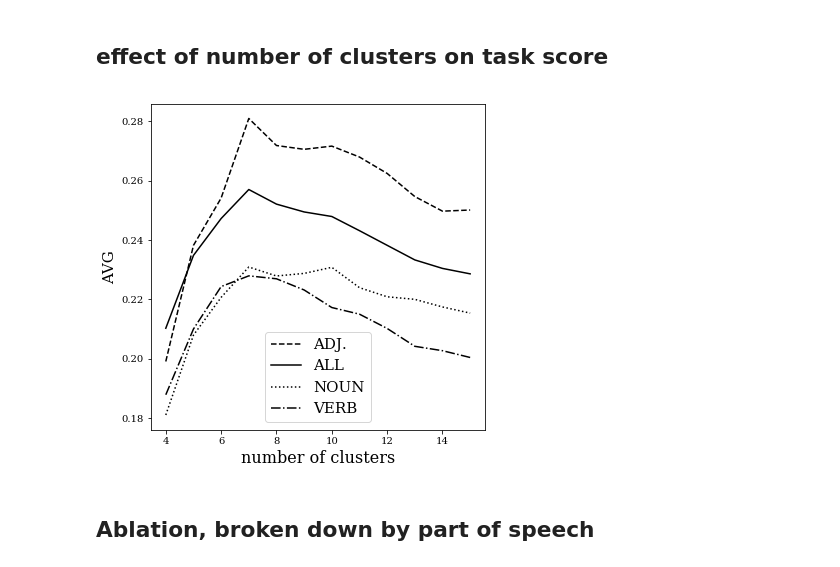
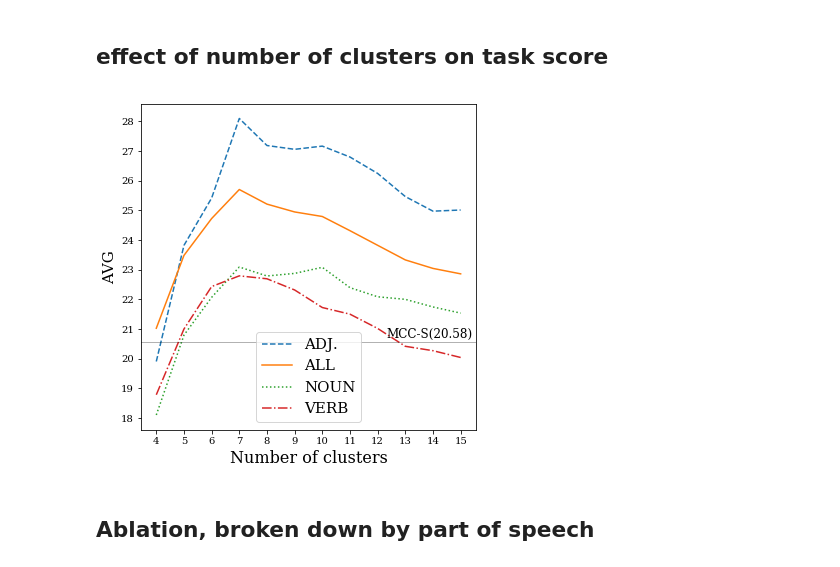
Before and after one commit to asafamr/SymPatternWSI, a Jupyter notebook: exploration/analysis.ipynb, the cells around one changed output. Saved outputs shown, nothing was run; the diff lists cells and outputs as text; code cells hidden in the pictures.

```diff
--- a/exploration/analysis.ipynb
+++ b/exploration/analysis.ipynb
@@ -87,19 +89,23 @@ VERB  mean:7.11 std:3.54
 # %%
 import matplotlib.pyplot as plt
 plt.rcParams['font.family'] = 'Serif'
 dfnc=pd.read_csv('n_clusters.data.csv.gz')
 titles_pos={'all':'ALL','j':'ADJ.','n':'NOUN','v':'VERB'}
 dfnc['pos']=dfnc.target.apply(lambda x:'ALL' if x=='all' else titles_pos[x.split('.')[1]])
 dfnc=dfnc.sort_values('pos')
-grouped=dfnc.groupby(['n_clusters','pos']).mean().unstack().AVG
-ax = grouped.plot(figsize=(6,6),style=['k--','k-','k:','k-.'])
+grouped=dfnc.groupby(['n_clusters','pos']).mean().unstack().AVG *100
+ax = grouped.plot(figsize=(6,6),style=['--','-',':','-.'])
 # ax.set_title('AVG by number of clusters',fontsize=20)
-ax.set_xlabel('number of clusters',fontsize=16)
+ax.set_xlabel('Number of clusters',fontsize=16)
 ax.set_ylabel('AVG',fontsize=15)
+plt.xticks(np.arange(4, 16))
+plt.yticks(np.arange(18, 29))
 ax.legend(grouped.columns,fontsize=15);
+ax.axhline(20.58,color="black",alpha=0.3,linewidth=1)
+ax.text(12.3,20.7,"MCC-S(20.58)",size=12)
 plt.show()
 # %% [output]
-[figure, old version]
+[figure, new version]
 # %% [markdown]
 ## Ablation, broken down by part of speech
 # %%
```
Also changed, not shown: parts of 6 cells of this notebook.
